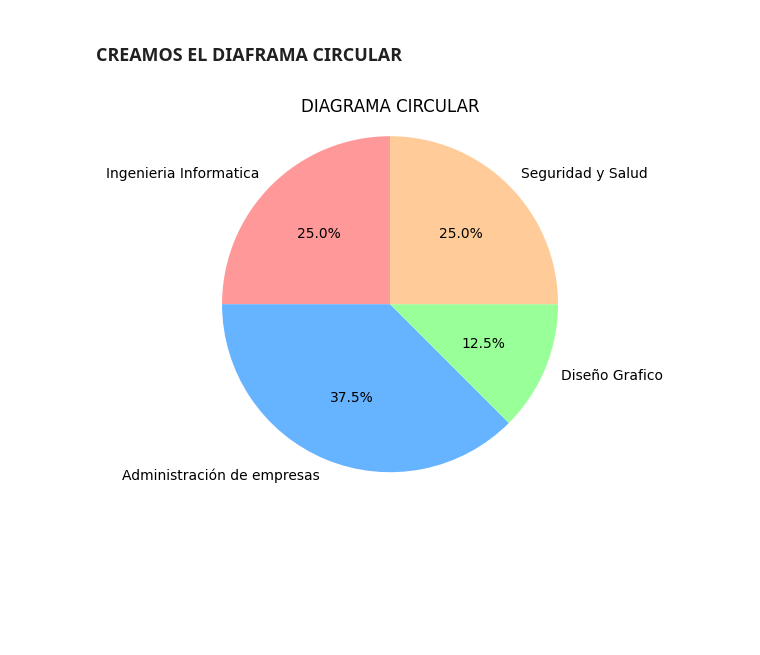
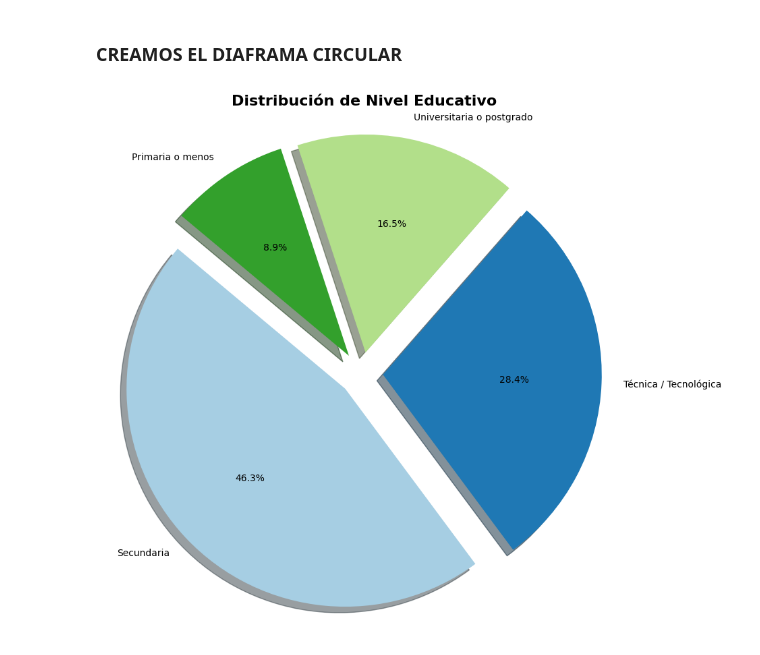
Before and after one commit to GuarinX/proyecto_aunar, a Jupyter notebook: Visualizacion_datos.ipynb, the cells around one changed output. Cells and saved outputs as stored; diff of their text form; code cells hidden in the pictures; blank space fills up the shorter version.

Commit message:
Actualizacion archivo visualizacion de datos 2

```diff
--- a/Visualizacion_datos.ipynb
+++ b/Visualizacion_datos.ipynb
@@ -60,9 +75,22 @@ colors = ['#ff9999','#66b3ff','#99ff99','#ffcc99']
+# %%
+df = pd.read_csv('data/Encuesta_Motociclistas_20241016.csv')
+# %%
+# Contar las ocurrencias de cada nivel educativo
+data_nivel_educativo = df['nivel_educativo'].value_counts()
 # %% [markdown]
 ### CREAMOS EL DIAFRAMA CIRCULAR
-# %%
-plt.pie(sizes, labels=labels, colors=colors, autopct='%1.1f%%', startangle=90)
-plt.axis('equal')
-plt.title('DIAGRAMA CIRCULAR')
-plt.show()
-# %% [output]
-[figure, removed]
+# %%
+plt.figure(figsize=(10, 10))
+
+# Colores diferentes para cada categoría
+colors = plt.cm.Paired(range(len(data_nivel_educativo)))
+
+# Crear el gráfico circular
+plt.pie(data_nivel_educativo, labels=data_nivel_educativo.index, autopct='%1.1f%%', startangle=140,
+        colors=colors, explode=explode, shadow=True)
+
+plt.title('Distribución de Nivel Educativo', fontsize=16, fontweight='bold')
+plt.axis('equal')
+plt.show()
+# %% [output]
+[figure, added]
```
Also changed, not shown: parts of 3 cells of this notebook, 1 other file.
